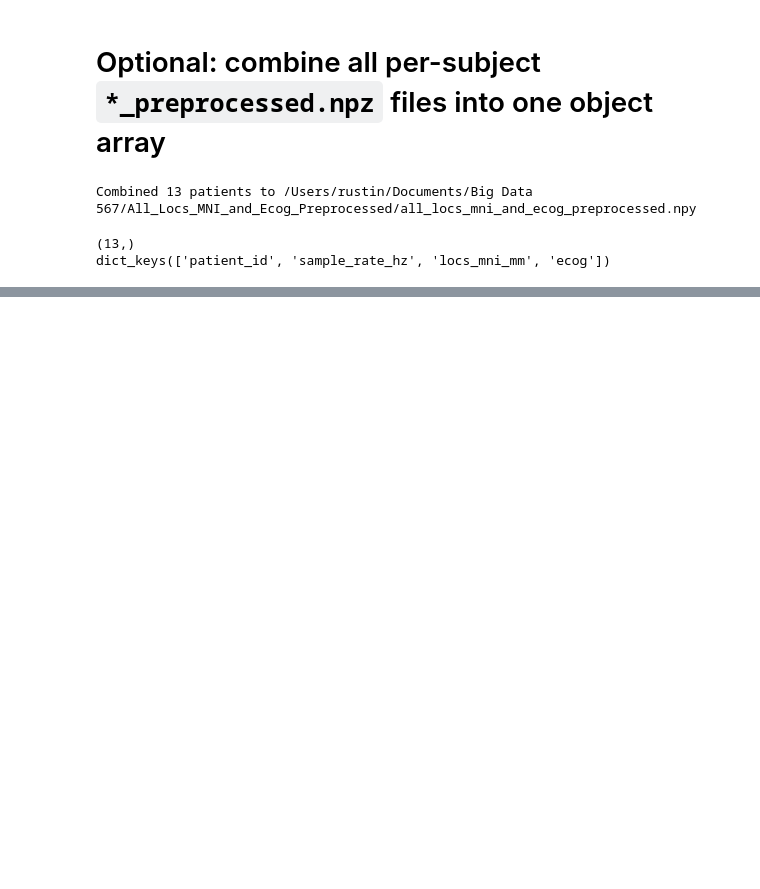
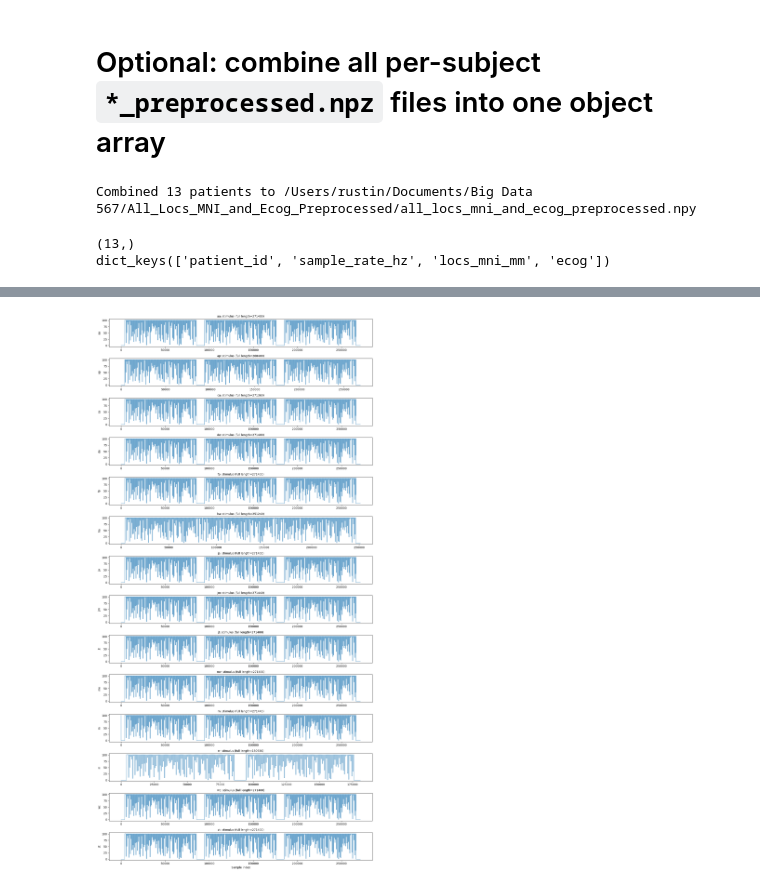
Before and after one commit to NoahWanless/SuperEeg-M467-project, a Jupyter notebook: Preprocess_Electrode_Data.ipynb, the cells around one changed output, grey strips where cells are left out. Saved outputs shown, nothing was run; the diff lists cells and outputs as text; code cells hidden in the pictures; blank space fills up the shorter version.

```diff
--- a/Preprocess_Electrode_Data.ipynb
+++ b/Preprocess_Electrode_Data.ipynb
@@ -365,0 +477,24 @@ Done.
+# %%
+# Plot full stimulus trace for each subject
+# (similar to plt.plot(stimulus[3000:10000]) but over the full recording)
+import matplotlib.pyplot as plt
+
+pids = sorted(stim_by_subject.keys())
+if not pids:
+    raise RuntimeError('No stim vectors loaded.')
+
+fig, axes = plt.subplots(len(pids), 1, figsize=(14, 2.0 * len(pids)), sharex=False)
+if len(pids) == 1:
+    axes = [axes]
+
+for ax, pid in zip(axes, pids):
+    stim = stim_by_subject[pid]
+    ax.plot(stim, linewidth=0.8)
+    ax.set_ylabel(pid)
+    ax.set_title(f'{pid}: stimulus (full length={len(stim)})', fontsize=10)
+
+axes[-1].set_xlabel('Sample index')
+plt.tight_layout()
+plt.show()
+# %% [output]
+[figure, added]
```
Also changed, not shown: parts of 10 cells of this notebook, 6 other files.
